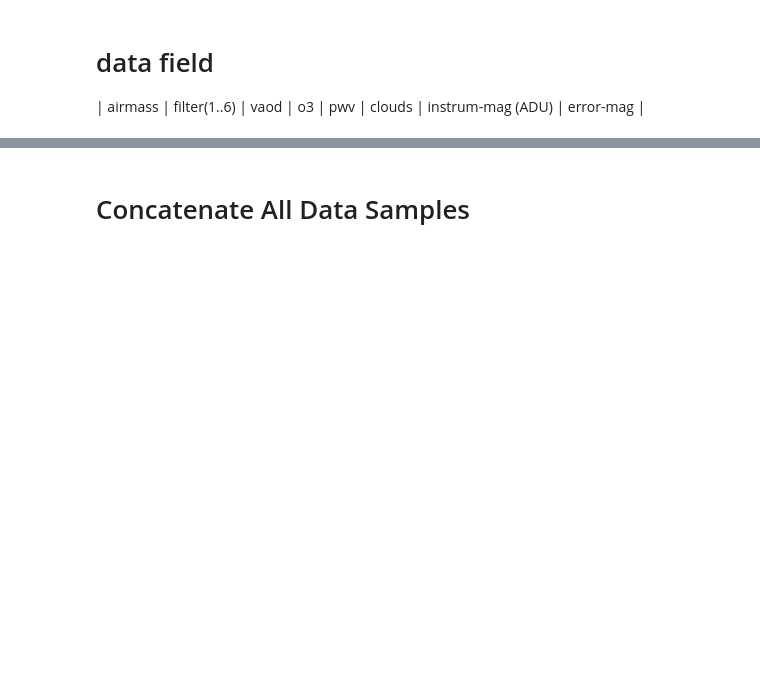
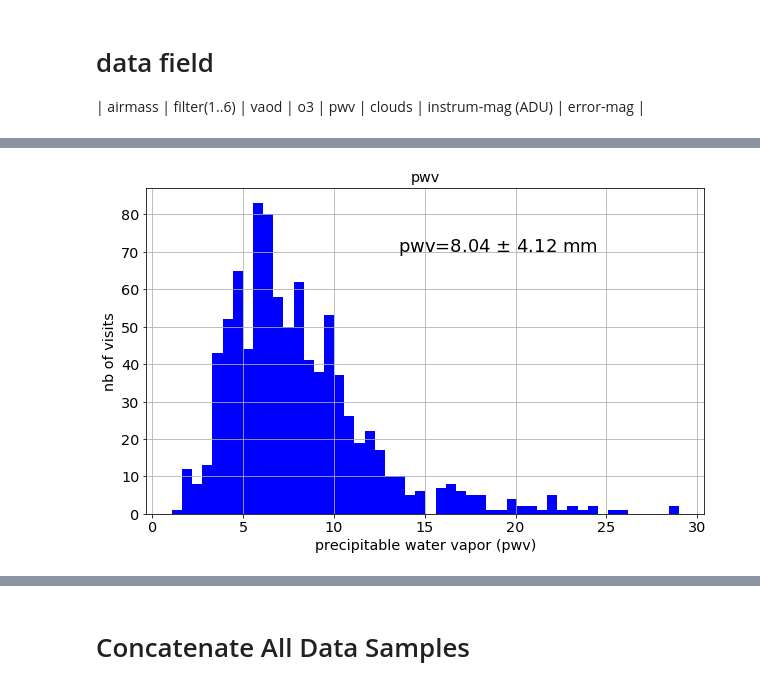
Before and after one commit to LSSTDESC/OpenAtmMiniDataChallenge, a Jupyter notebook: CorrelationSimResultAtmosphere.ipynb, the cells around one changed output, grey strips where cells are left out. Saved outputs shown, nothing was run; the diff lists cells and outputs as text; code cells hidden in the pictures; blank space fills up the shorter version.

```diff
--- a/CorrelationSimResultAtmosphere.ipynb
+++ b/CorrelationSimResultAtmosphere.ipynb
@@ -111,0 +113,10 @@ array([[<matplotlib.axes._subplots.AxesSubplot object at 0x...>]], dtype=object)
+# %%
+m,sig,pmin,pmax=df["pwv"].describe()["mean"],df["pwv"].describe()["std"],df["pwv"].describe()["min"],df["pwv"].describe()["max"]
+thelabel="pwv={:3.2f} $\pm$ {:3.2f} mm".format(m,sig)
+axarr=df.hist('pwv',bins=50,color='b')
+for ax in axarr.flatten():
+    ax.set_xlabel("precipitable water vapor (pwv) in mm")
+    ax.set_ylabel("nb of visits")
+    ax.text((pmin+pmax)/2.+4, 70, thelabel, ha='center',fontsize=18)
+# %% [output]
+[figure, added]
```
Also changed, not shown: parts of 16 cells of this notebook, 1 other file.
